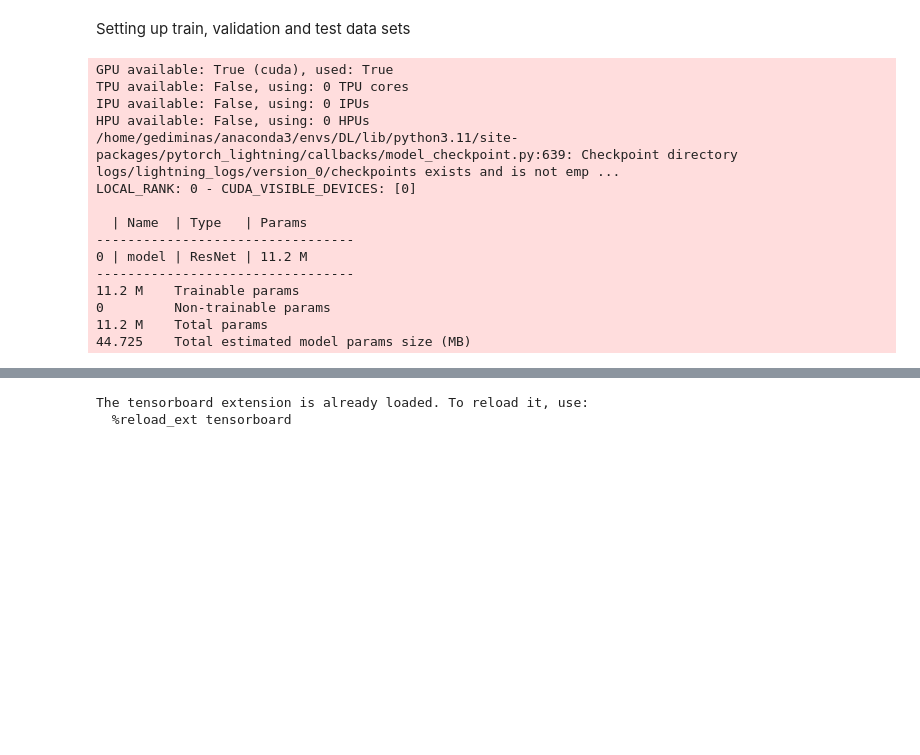
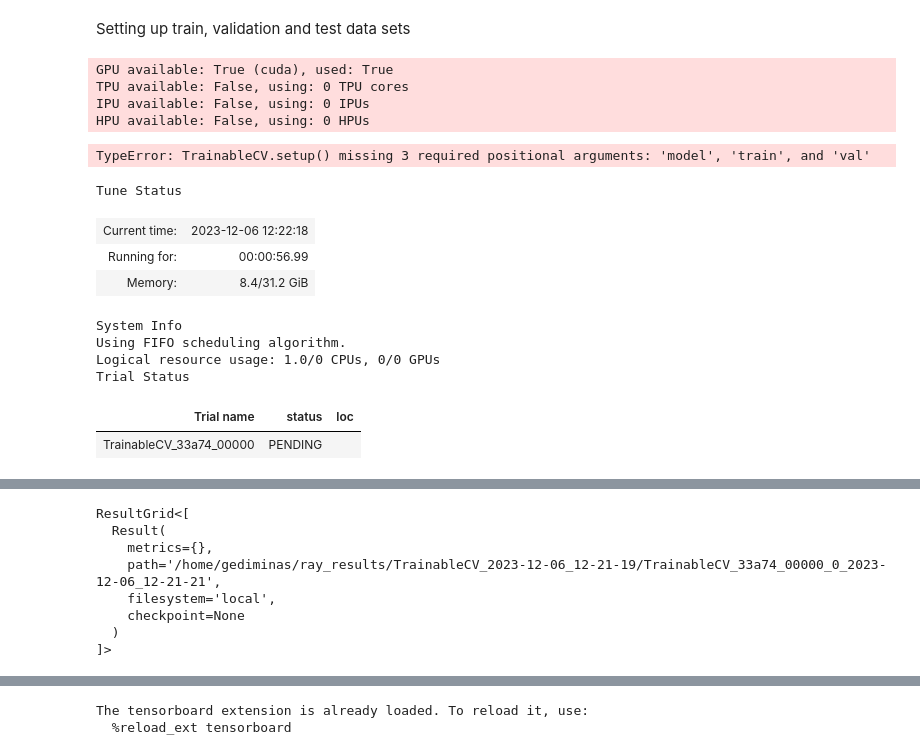
Before and after one commit to gediminas-skvarnavicius/mushroom-classifier, a Jupyter notebook: mushroom_analysis.ipynb, the cells around one changed output, grey strips where cells are left out. Cells and saved outputs as stored; diff of their text form; code cells hidden in the pictures; blank space fills up the shorter version.

```diff
--- a/mushroom_analysis.ipynb
+++ b/mushroom_analysis.ipynb
@@ -181,27 +185,16 @@ model = MushroomClassifier(num_classes=len(dataset.classes))
 
 # Initialize a Lightning trainer
 trainer = ptl.Trainer(
-    max_epochs=50,
+    max_epochs=2,
     accelerator="gpu",
     callbacks=[early_stopping_callback],
     logger=tb_logger,
 )  # Adjust max_epochs and gpus as needed
 
 # Train the model
-trainer.fit(model, train_loader, val_loader)
+# trainer.fit(model, train_loader, val_loader)
 # %% [output]
 GPU available: True (cuda), used: True
 TPU available: False, using: 0 TPU cores
 IPU available: False, using: 0 IPUs
 HPU available: False, using: 0 HPUs
-/home/gediminas/anaconda3/envs/DL/lib/python3.11/site-packages/pytorch_lightning/callbacks/model_checkpoint.py:639: Checkpoint directory logs/lightning_logs/version_0/checkpoints exists and is not emp ...
-LOCAL_RANK: 0 - CUDA_VISIBLE_DEVICES: [0]
-
-  | Name  | Type   | Params
----------------------------------
-0 | model | ResNet | 11.2 M
----------------------------------
-11.2 M    Trainable params
-0         Non-trainable params
-11.2 M    Total params
-44.725    Total estimated model params size (MB)
@@ -207,0 +224,41 @@ LOCAL_RANK: 0 - CUDA_VISIBLE_DEVICES: [0]
+# %%
+trn = tunes.TrainableCV()
+trn.setup(
+    {
+        "batch_size": tune.randint(60, 64),
+        "num_classes": 9,
+        "max_epochs": 2,
+        "learning_rate": tune.loguniform(0.0001, 0.1),
+    },
+    model,
+    train_set,
+    valid_set,
+    "val_loss",
+    tb_logger,
+    [early_stopping_callback],
+)
+# %% [output]
+TypeError: TrainableCV.setup() missing 3 required positional arguments: 'model', 'train', and 'val'
+# %%
+trainable=tune.with_parameters(
+        tunes.TrainableCV,
+        model=model,
+        train=train_set,
+        val=valid_set,
+        metric="val_loss",
+        logger=tb_logger,
+        callbacks=[early_stopping_callback]
+    )
+# %%
+tune.Tuner(trainable=trainable).fit()
+# %% [output]
+Tune Status
+| Current time: | 2023-12-06 12:22:18 |
+| Running for: | 00:00:56.99 |
+| Memory: | 8.4/31.2 GiB |
+System Info
+Using FIFO scheduling algorithm.
+Logical resource usage: 1.0/0 CPUs, 0/0 GPUs
+Trial Status
+| Trial name | status | loc |
+| TrainableCV_33a74_00000 | PENDING |  |
@@ -207,0 +282,8 @@ LOCAL_RANK: 0 - CUDA_VISIBLE_DEVICES: [0]
+ResultGrid<[
+  Result(
+    metrics={},
+    path='/home/gediminas/ray_results/TrainableCV_2023-12-06_12-21-19/TrainableCV_33a74_00000_0_2023-12-06_12-21-21',
+    filesystem='local',
+    checkpoint=None
+  )
+]>
```
Also changed, not shown: parts of 11 cells of this notebook, 2 other files.
